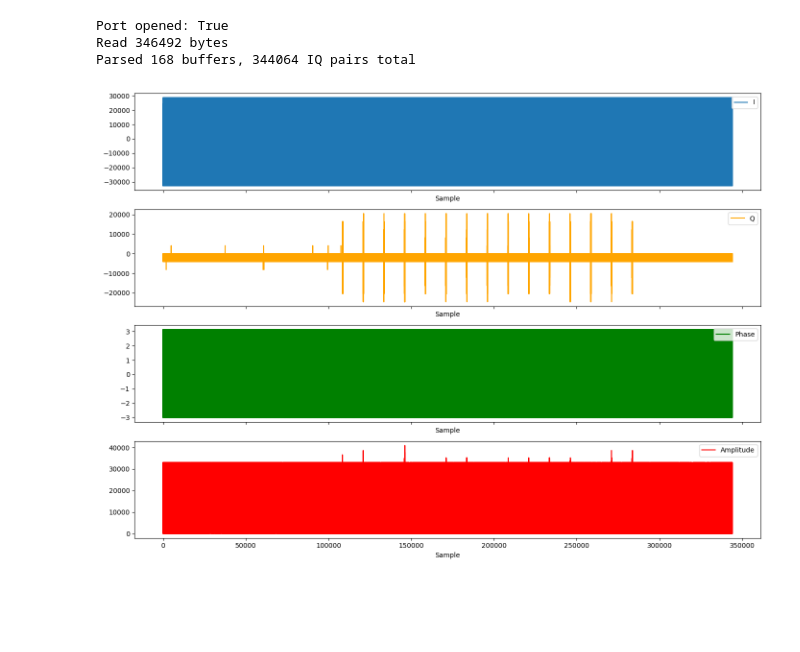
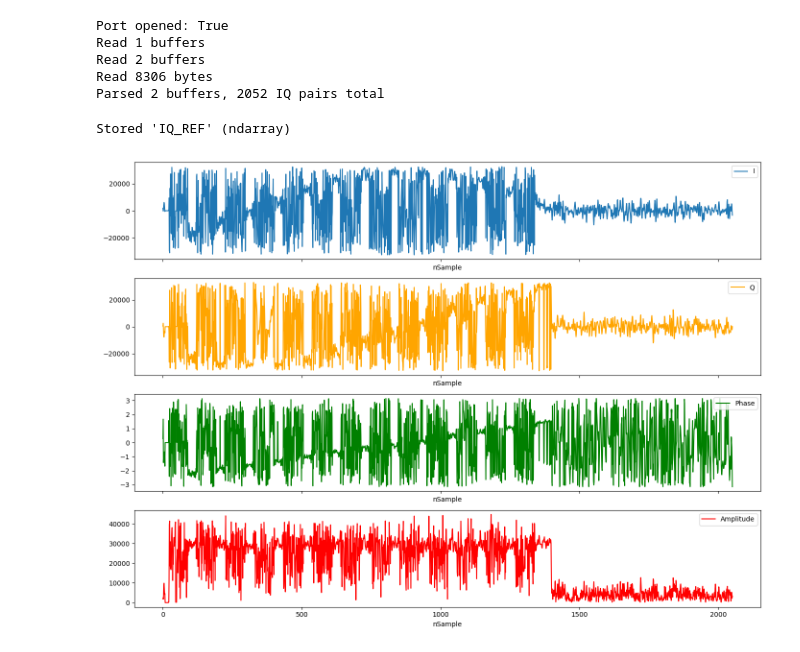
Before and after one commit to mathklk/STM32WL3X, a Jupyter notebook: Py/analyze.ipynb, the cells around one changed output. Cells and saved outputs as stored; diff of their text form; code cells hidden in the pictures; blank space fills up the shorter version.

```diff
--- a/Py/analyze.ipynb
+++ b/Py/analyze.ipynb
@@ -4,6 +6,8 @@ import serial
 import serial.tools.list_ports
 from dataclasses import dataclass
 from bitstring import BitArray
+import numpy as np
+from typing import *
 
 # list available ports
 # ports = list(serial.tools.list_ports.comports())
@@ -13,14 +17,29 @@ from bitstring import BitArray
 ser = serial.Serial('COM8', baudrate=2e6, timeout=2)  # timeout in seconds
 print("Port opened:", ser.is_open)
 
+startSeq = b'[DB,'
+expectedCount: Optional[int] = 2
+
 response = b''
 try:
+    lastCountPrinted = 0
     while True:
         response += ser.read_all()
+        nBuffers = response.count(startSeq)
+        if nBuffers > lastCountPrinted:
+            print(f"\rRead {nBuffers} buffers")
+            lastCountPrinted = nBuffers
+
+        if expectedCount is not None and nBuffers >= expectedCount:
+            break
 except KeyboardInterrupt:
     pass
 finally:
     ser.close()
+
+
+if response.find(b'COMMAND_REJECTED') != -1:
+    print("Warning: COMMAND_REJECTED found in response")
 
 print("Read", len(response), "bytes")
 
@@ -29,7 +48,7 @@ class Buffer:
     label: str
     length: int
     granularity: int
-    iq: list[tuple[int, int]]
+    iq: np.ndarray
 
 # [DBA,2028,4=....]
 def parseBuffer(raw: bytes, x: int) -> tuple[Buffer, int]:
@@ -58,21 +77,24 @@ def parseBuffer(raw: bytes, x: int) -> tuple[Buffer, int]:
     nBytes = math.ceil((length * 2 * granularity) / 8)
     bits = BitArray(bytes=raw[x:x+nBytes])
 
-    IQ = []
-    for iq in bits.cut(granularity * 2):
-        rescale = 1 << (16 - granularity)
-        IQ.append( (iq[0:granularity].int * rescale, iq[granularity:granularity*2].int * rescale) )
+    # Build a numpy array of shape (length, 2). Use int32 to avoid overflow issues.
+    values: list[tuple[int, int]] = []
+    rescale = 1 << (16 - granularity)
+    for bitslice in bits.cut(granularity * 2):
+        i_val = bitslice[0:granularity].int * rescale
+        q_val = bitslice[granularity:granularity*2].int * rescale
+        values.append((i_val, q_val))
+    IQ_array = np.asarray(values, dtype=np.int16)
     x += nBytes + 1
 
     return Buffer(
         label,
         length,
         granularity,
-        IQ
+        IQ_array
     ), x
 
-IQ = []
-startSeq = b'[DB,2048,'
+IQ = np.empty((0, 2), dtype=np.int16)
 i = 0
 n = 0
 while True:
@@ -80,49 +102,63 @@ while True:
     if i == -1:
         break
     n += 1
-    buf, i = parseBuffer(response, i)
-    IQ.extend(buf.iq)
+    try:
+        buf, i = parseBuffer(response, i)
+        # stack buffer IQ arrays vertically into the global IQ array
+        if buf.iq.size:
+            IQ = np.vstack((IQ, buf.iq))
+    except ValueError, IndexError:
+        print("Last buffer incomplete")
+        break
 
 print("Parsed", n, "buffers,", len(IQ), "IQ pairs total")
 # %% [output]
 Port opened: True
-Read 346492 bytes
-Parsed 168 buffers, 344064 IQ pairs total
+Read 1 buffers
+Read 2 buffers
+Read 8306 bytes
+Parsed 2 buffers, 2052 IQ pairs total
+# %%
+IQ_REF = IQ
+%store IQ_REF
+# %% [output]
+Stored 'IQ_REF' (ndarray)
 # %%
 %matplotlib widget
 import matplotlib.pyplot as plt
 import math
 
-I = [x[0] for x in IQ]
-Q = [x[1] for x in IQ]
-phase = [math.atan2(x[1], x[0]) for x in IQ]
-A = [math.sqrt(x[0]**2 + x[1]**2) for x in IQ]
+# IQ is now a numpy array with shape (N, 2)
+I = IQ[:, 0]
+Q = IQ[:, 1]
+phase = np.arctan2(Q, I)
+A = np.hypot(I, Q)
 
 try:
     microSecondsPerSample = 1e6 / iqf
     time = [i * microSecondsPerSample for i in range(len(IQ))]
     timeLabel = 'Time (µs)'
 except NameError:
     time = list(range(len(IQ)))
     timeLabel = 'nSample'
 
 fig, axs = plt.subplots(4, 1, sharex=True, figsize=(14, 10))
 axs: list[plt.Axes]
 (ax1, ax2, ax3, ax4) = axs
 ax1.plot(time, I, label='I')
 ax1.legend(loc='upper right')
 ax2.plot(time, Q, label='Q', color='orange')
 ax2.legend(loc='upper right')
 ax3.plot(time, phase, label='Phase', color='green')
 ax3.legend(loc='upper right')
 ax4.plot(time, A, label='Amplitude', color='red')
 ax4.legend(loc='upper right')
 
 for ax in axs:
     # ax.axvline(time[len(DBA)+finish[1]], color='gray', linestyle='--')
     ax.set_xlabel(timeLabel)
 
 plt.tight_layout()
 plt.show()
 # %% [output]
-[figure, old version]
+[figure, new version]
```
Also changed, not shown: parts of 1 cell of this notebook, 4 other files.
